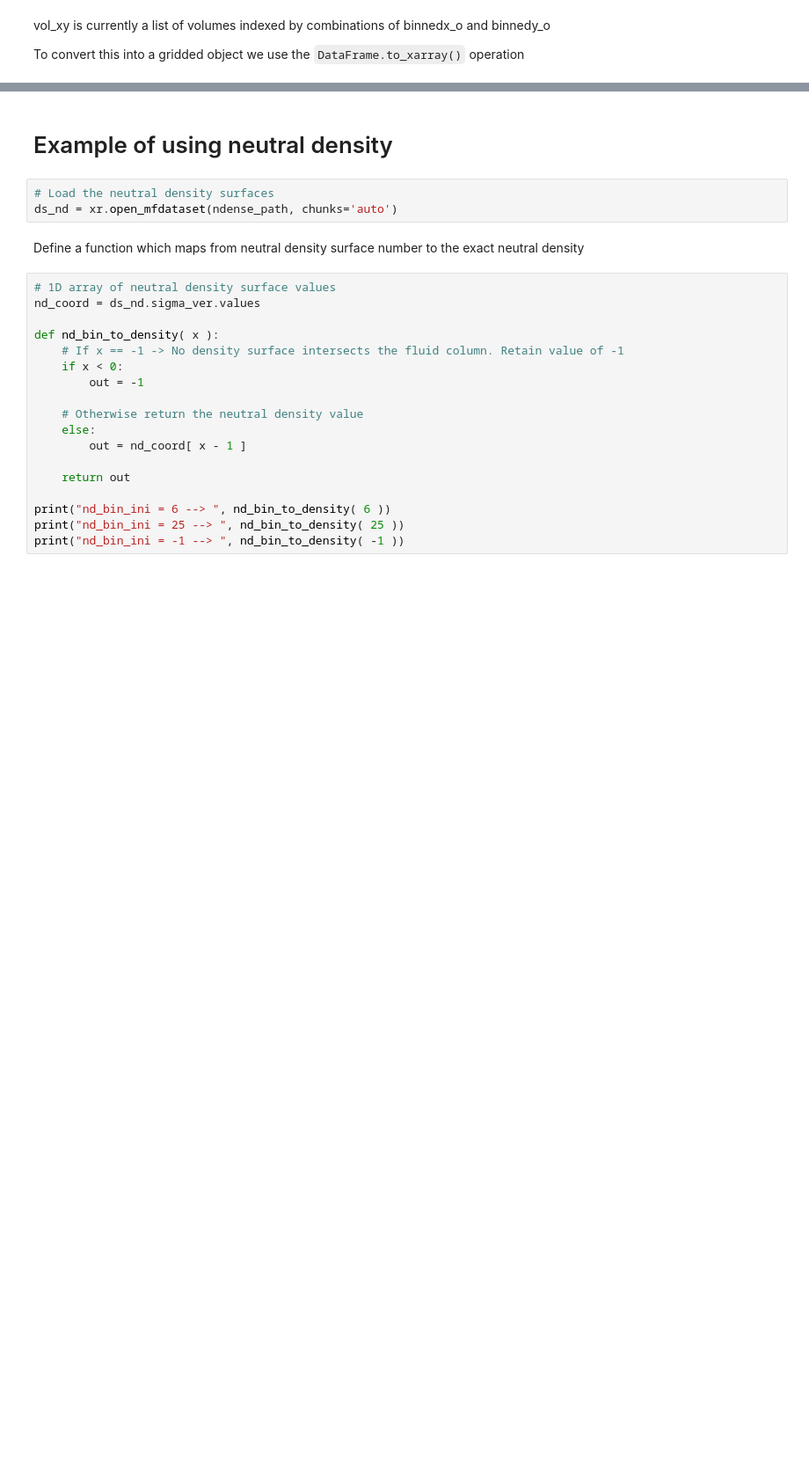
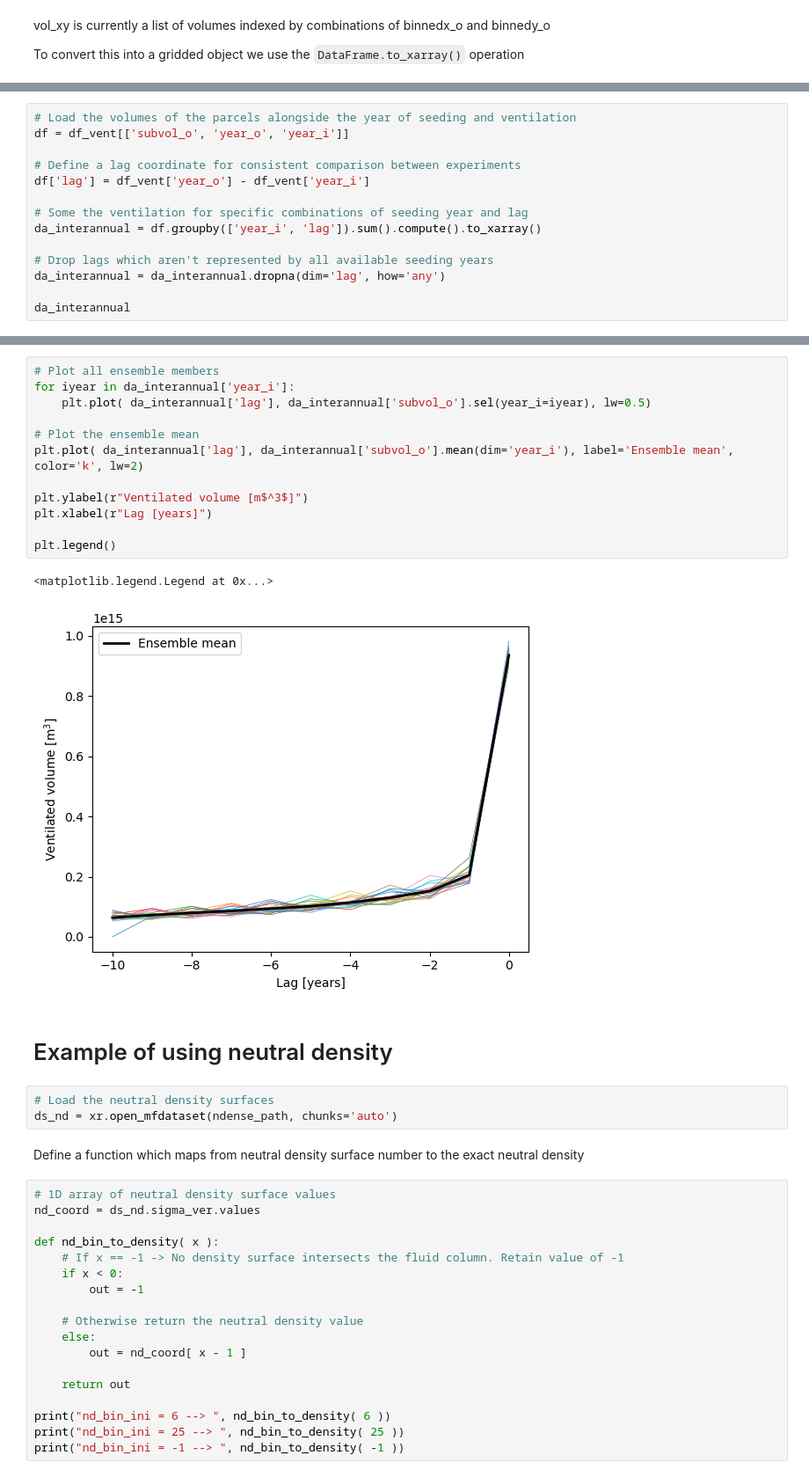
Before and after one commit to afstyles/SouthernDemons, a Jupyter notebook: int/Examples.ipynb, the cells around one changed output, grey strips where cells are left out. Shown at 88% size. Saved outputs shown, nothing was run; the diff lists cells and outputs as text; blank space fills up the shorter version.

```diff
--- a/int/Examples.ipynb
+++ b/int/Examples.ipynb
@@ -219,0 +222,14 @@ fig.colorbar(cax)
+# %%
+# Load the volumes of the parcels alongside the year of seeding and ventilation
+df = df_vent[['subvol_o', 'year_o', 'year_i']]
+
+# Define a lag coordinate for consistent comparison between experiments
+df['lag'] = df_vent['year_o'] - df_vent['year_i']
+
+# Some the ventilation for specific combinations of seeding year and lag
+da_interannual = df.groupby(['year_i', 'lag']).sum().compute().to_xarray()
+
+# Drop lags which aren't represented by all available seeding years
+da_interannual = da_interannual.dropna(dim='lag', how='any')
+
+da_interannual
@@ -220,3 +245,18 @@ fig.colorbar(cax)
+# %%
+# Plot all ensemble members
+for iyear in da_interannual['year_i']:
+    plt.plot( da_interannual['lag'], da_interannual['subvol_o'].sel(year_i=iyear), lw=0.5)
+
+# Plot the ensemble mean
+plt.plot( da_interannual['lag'], da_interannual['subvol_o'].mean(dim='year_i'), label='Ensemble mean', color='k', lw=2)
+
+plt.ylabel(r"Ventilated volume [m$^3$]")
+plt.xlabel(r"Lag [years]")
+
+plt.legend()
+# %% [output]
+<matplotlib.legend.Legend at 0x...>
+[figure, added]
 # %% [markdown]
 # Example of using neutral density
 # %%
```
Also changed, not shown: parts of 12 cells of this notebook.
